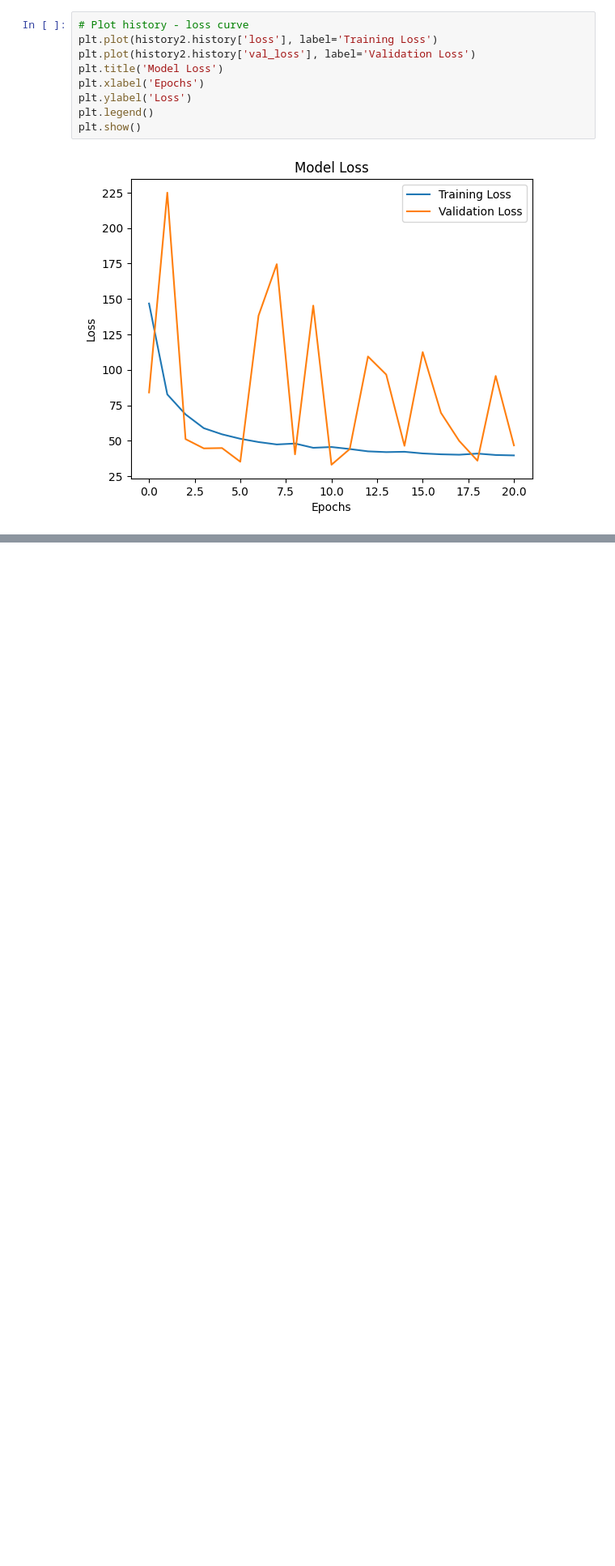
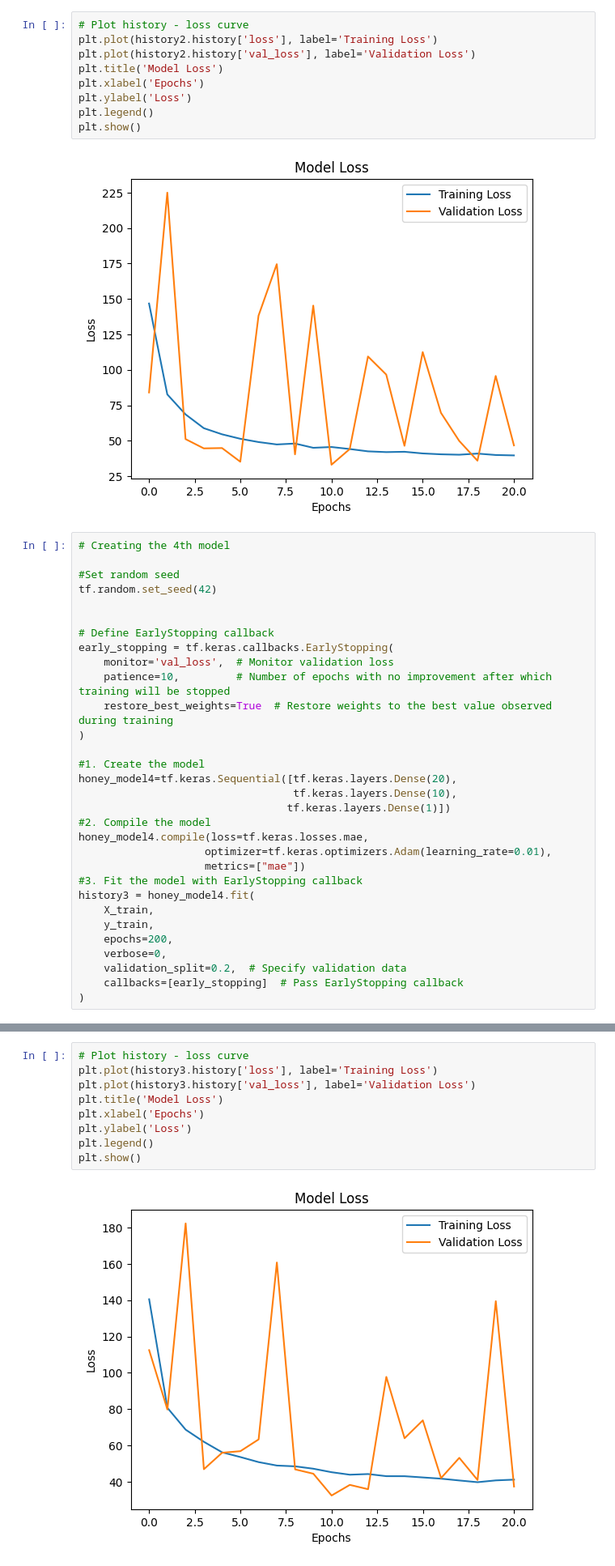
Before and after one commit to alexandrufalk/tensorflow, a Jupyter notebook: 01_Neural_Network_Regression_tensorflow_exercise_.ipynb, the cells around one changed output, grey strips where cells are left out. Shown at 81% size. Drawn from its saved outputs; the diff is of its cells as text; blank space fills up the shorter version.

```diff
--- a/01_Neural_Network_Regression_tensorflow_exercise_.ipynb
+++ b/01_Neural_Network_Regression_tensorflow_exercise_.ipynb
@@ -191,3 +191,34 @@ plt.legend()
 plt.show()
 # %% [output]
 [figure]
+# %%
+# Creating the 4th model
+
+#Set random seed
+tf.random.set_seed(42)
+
+
+# Define EarlyStopping callback
+early_stopping = tf.keras.callbacks.EarlyStopping(
+    monitor='val_loss',  # Monitor validation loss
+    patience=10,         # Number of epochs with no improvement after which training will be stopped
+    restore_best_weights=True  # Restore weights to the best value observed during training
+)
+
+#1. Create the model
+honey_model4=tf.keras.Sequential([tf.keras.layers.Dense(20),
+                                  tf.keras.layers.Dense(10),
+                                 tf.keras.layers.Dense(1)])
+#2. Compile the model
+honey_model4.compile(loss=tf.keras.losses.mae,
+                    optimizer=tf.keras.optimizers.Adam(learning_rate=0.01),
+                    metrics=["mae"])
+#3. Fit the model with EarlyStopping callback
+history3 = honey_model4.fit(
+    X_train,
+    y_train,
+    epochs=200,
+    verbose=0,
+    validation_split=0.2,  # Specify validation data
+    callbacks=[early_stopping]  # Pass EarlyStopping callback
+)
@@ -193,0 +235,11 @@ plt.show()
+# %%
+# Plot history - loss curve
+plt.plot(history3.history['loss'], label='Training Loss')
+plt.plot(history3.history['val_loss'], label='Validation Loss')
+plt.title('Model Loss')
+plt.xlabel('Epochs')
+plt.ylabel('Loss')
+plt.legend()
+plt.show()
+# %% [output]
+[figure, added]
```
Also changed, not shown: parts of 7 cells of this notebook.
